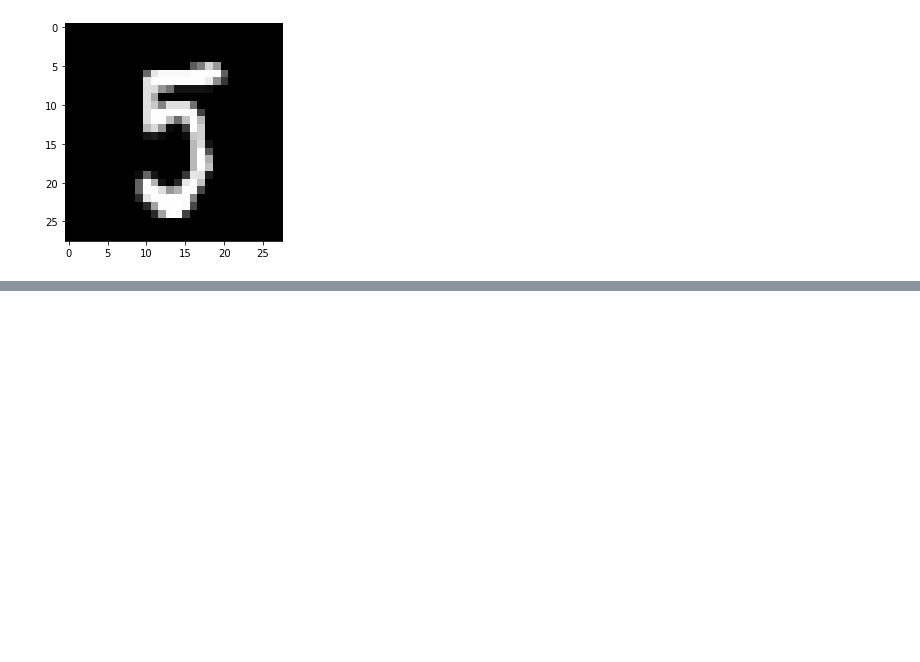
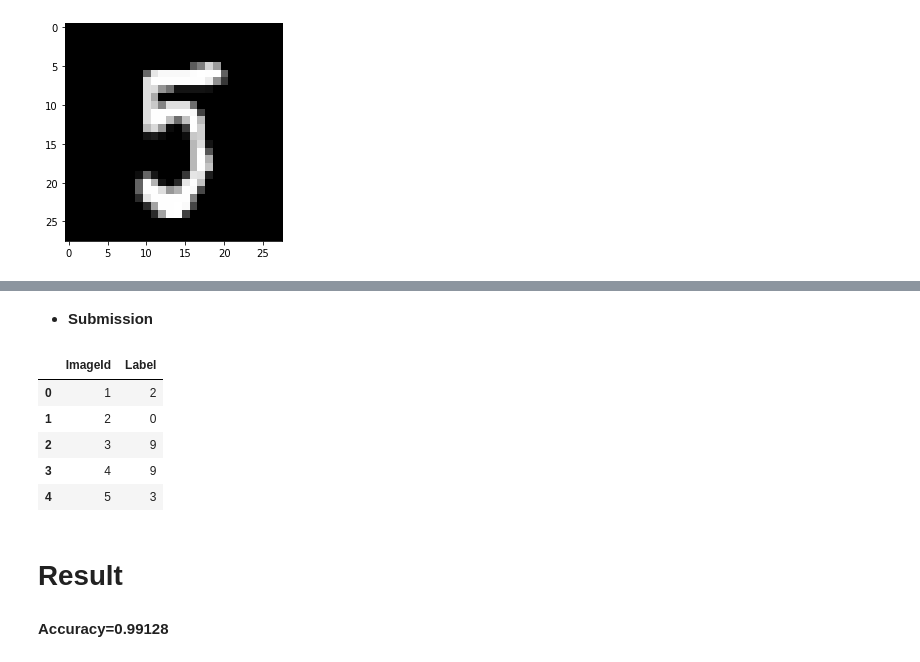
Before and after one commit to pmecchia/digit-recognizer, a Jupyter notebook: model prediction.ipynb, the cells around one changed output, grey strips where cells are left out. Cells and saved outputs as stored; diff of their text form; code cells hidden in the pictures; blank space fills up the shorter version.

Commit message:
use the  model on the test dataset and submit the results

```diff
--- a/model prediction.ipynb
+++ b/model prediction.ipynb
@@ -162,0 +187,2 @@ Predected:  [[7.9300840e-08 7.9299632e-08 5.8507110e-09 2.1956883e-04 7.0752328e
+# %%
+test_X=test_X.reshape(test_X.shape[0],28,28,1).astype('float32')
@@ -162,0 +191,2 @@ Predected:  [[7.9300840e-08 7.9299632e-08 5.8507110e-09 2.1956883e-04 7.0752328e
+# %%
+pred= model.predict_classes(test_X, verbose=1)
@@ -162,0 +195,15 @@ Predected:  [[7.9300840e-08 7.9299632e-08 5.8507110e-09 2.1956883e-04 7.0752328e
+# %% [markdown]
+* **Submission**
+# %%
+df_sub=pd.read_csv('datasets/sample_submission.csv')
+# %%
+df_sub['Label']=pred
+# %%
+df_sub.head()
+# %% [output]
+|  | ImageId | Label |
+| 0 | 1 | 2 |
+| 1 | 2 | 0 |
+| 2 | 3 | 9 |
+| 3 | 4 | 9 |
+| 4 | 5 | 3 |
@@ -162,0 +212,4 @@ Predected:  [[7.9300840e-08 7.9299632e-08 5.8507110e-09 2.1956883e-04 7.0752328e
+# %% [markdown]
+# **Result**
+# %% [markdown]
+**Accuracy=0.99128**
```
Also changed, not shown: parts of 16 cells of this notebook.
